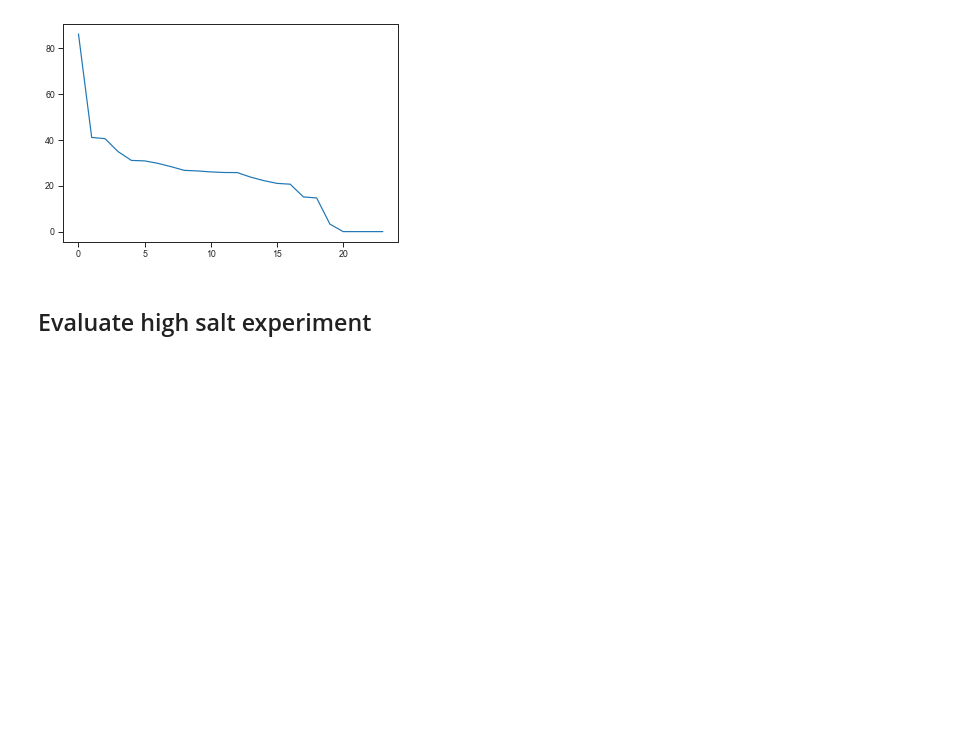
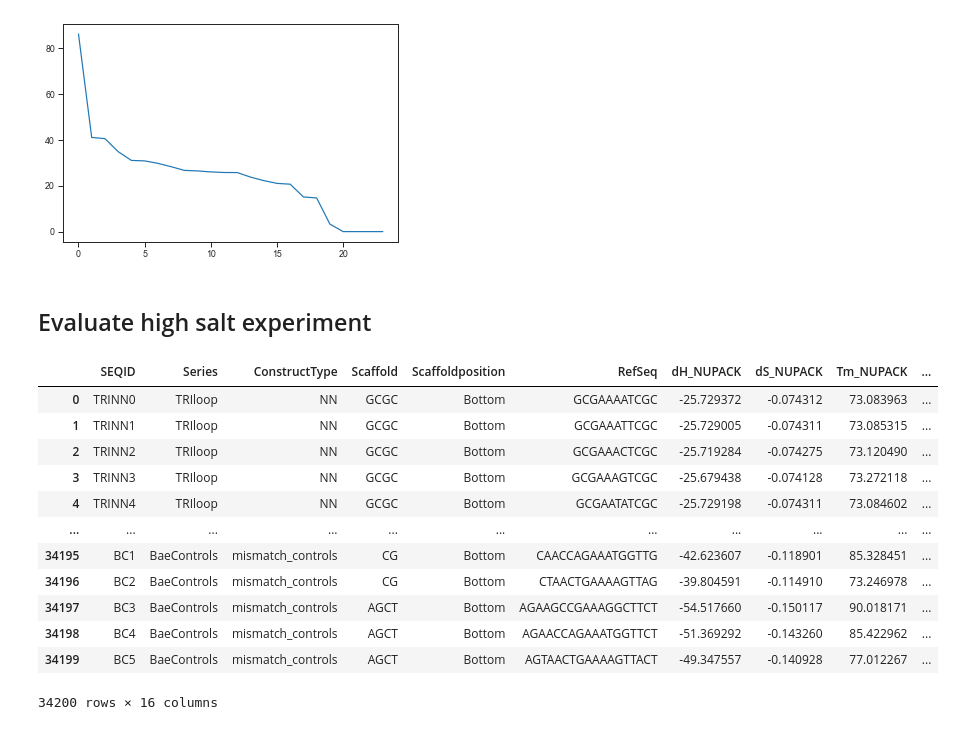
Before and after one commit to keyuxi/nnn_analysis, a Jupyter notebook: 220216_NN_fits_UV_candidate.ipynb, the cells around one changed output. Saved outputs shown, nothing was run; the diff lists cells and outputs as text; code cells hidden in the pictures; blank space fills up the shorter version.

```diff
--- a/220216_NN_fits_UV_candidate.ipynb
+++ b/220216_NN_fits_UV_candidate.ipynb
@@ -329,3 +331,19 @@ annotation = add_p_unfolded_NUPACK(annotation, T_celcius=60)
+# %%
+annotation
+# %% [output]
+|  | SEQID | Series | ConstructType | Scaffold | Scaffoldposition | RefSeq | dH_NUPACK | dS_NUPACK | Tm_NUPACK | ... |
+| 0 | TRINN0 | TRIloop | NN | GCGC | Bottom | GCGAAAATCGC | -25.729372 | -0.074312 | 73.083963 | ... |
+| 1 | TRINN1 | TRIloop | NN | GCGC | Bottom | GCGAAATTCGC | -25.729005 | -0.074311 | 73.085315 | ... |
+| 2 | TRINN2 | TRIloop | NN | GCGC | Bottom | GCGAAACTCGC | -25.719284 | -0.074275 | 73.120490 | ... |
+| 3 | TRINN3 | TRIloop | NN | GCGC | Bottom | GCGAAAGTCGC | -25.679438 | -0.074128 | 73.272118 | ... |
+| 4 | TRINN4 | TRIloop | NN | GCGC | Bottom | GCGAATATCGC | -25.729198 | -0.074311 | 73.084602 | ... |
+| ... | ... | ... | ... | ... | ... | ... | ... | ... | ... | ... |
+| 34195 | BC1 | BaeControls | mismatch_controls | CG | Bottom | CAACCAGAAATGGTTG | -42.623607 | -0.118901 | 85.328451 | ... |
+| 34196 | BC2 | BaeControls | mismatch_controls | CG | Bottom | CTAACTGAAAAGTTAG | -39.804591 | -0.114910 | 73.246978 | ... |
+| 34197 | BC3 | BaeControls | mismatch_controls | AGCT | Bottom | AGAAGCCGAAAGGCTTCT | -54.517660 | -0.150117 | 90.018171 | ... |
+| 34198 | BC4 | BaeControls | mismatch_controls | AGCT | Bottom | AGAACCAGAAATGGTTCT | -51.369292 | -0.143260 | 85.422962 | ... |
+| 34199 | BC5 | BaeControls | mismatch_controls | AGCT | Bottom | AGTAACTGAAAAGTTACT | -49.347557 | -0.140928 | 77.012267 | ... |
+34200 rows × 16 columns
 # %%
 sns.distplot(annotation.p_unfolded_60C, kde=False, color='k')
 plt.xlim([-0.05, 1.05])
```
Also changed, not shown: parts of 11 cells of this notebook, 16 other files.
